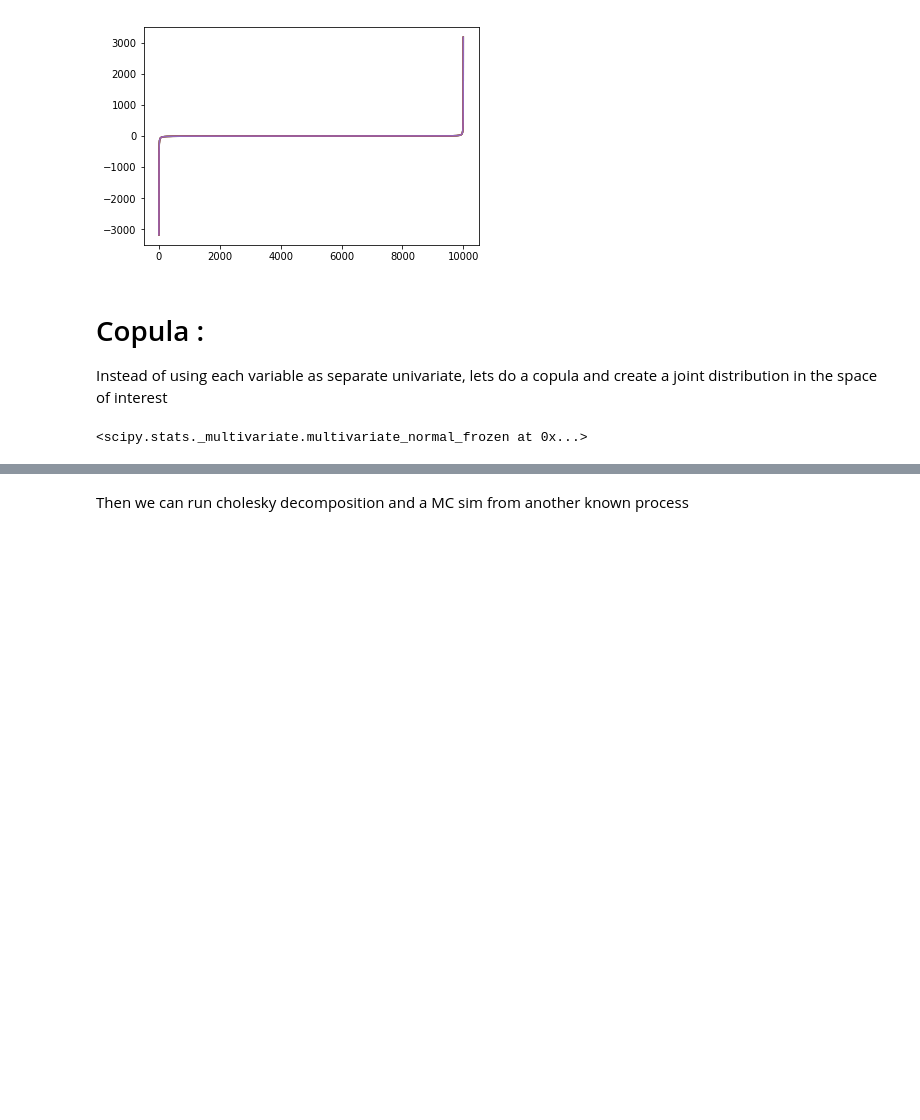
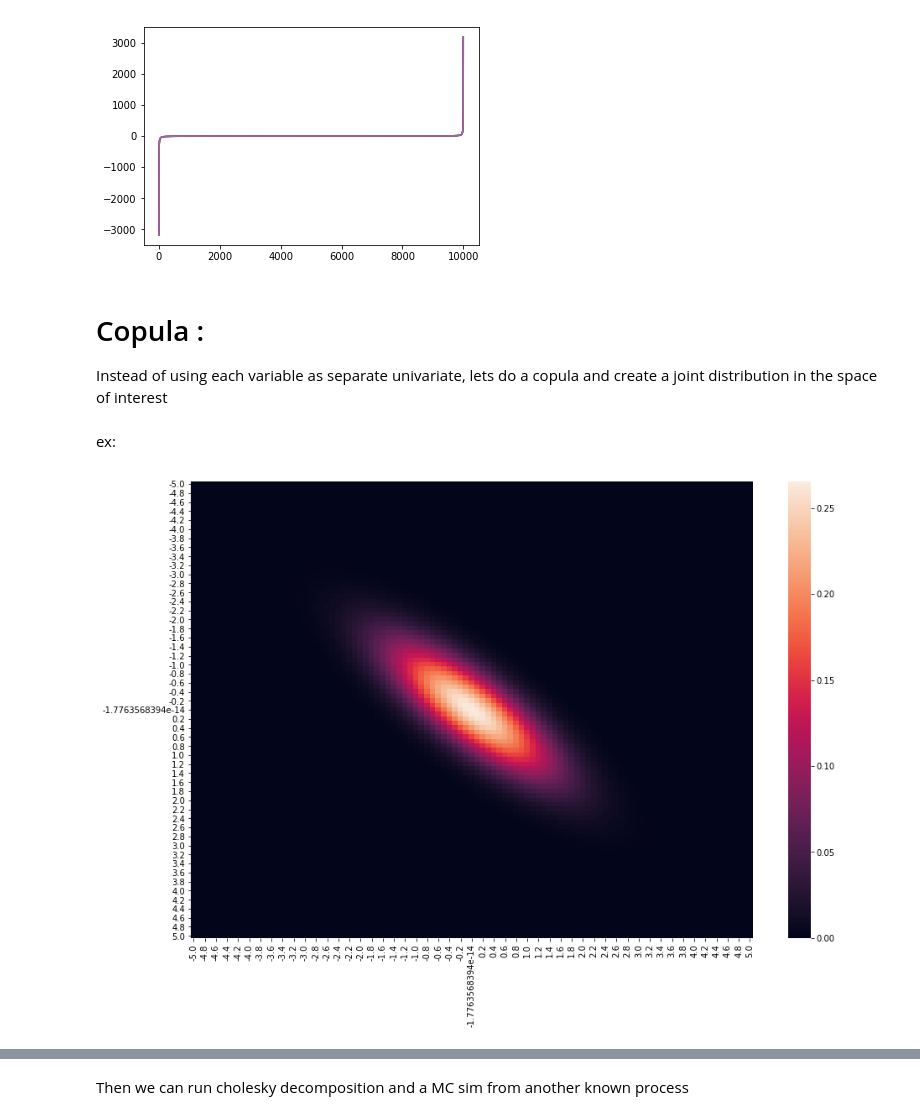
Before and after one commit to LouisEchard/ML_MiniProjects, a Jupyter notebook: Copula.ipynb, the cells around one changed output, grey strips where cells are left out. Drawn from its saved outputs; the diff is of its cells as text; code cells hidden in the pictures; blank space fills up the shorter version.

```diff
--- a/Copula.ipynb
+++ b/Copula.ipynb
@@ -84,7 +84,18 @@ plt.show()
 # %% [markdown]
 # Copula :
 Instead of using each variable as separate univariate, lets do a copula and create a joint distribution in the space of interest
+# %% [markdown]
+ex:
 # %%
-stats.multivariate_normal(mean=[0,0], cov=[[1,0],[0,1]])
+myMulti = stats.multivariate_normal(mean=[0,0], cov=[[1,.8],[.8,1]])
-# %% [output]
-<scipy.stats._multivariate.multivariate_normal_frozen at 0x...>
+# %%
+X,Y = np.meshgrid(np.arange(-5,5.1,.1),np.arange(-5,5.1,.1), sparse = False)
+z = np.array([myMulti.pdf([x,y]) for x,y in zip(np.ravel(X), np.ravel(Y))])
+Z = z.reshape(X.shape)
+# %%
+import seaborn as sns
+plt.figure(figsize=(15,10))
+sns.heatmap(pd.DataFrame(Z, index=X[0], columns=X[0]))
+plt.show()
+# %% [output]
+[figure, added]
```
Also changed, not shown: parts of 9 cells of this notebook.
